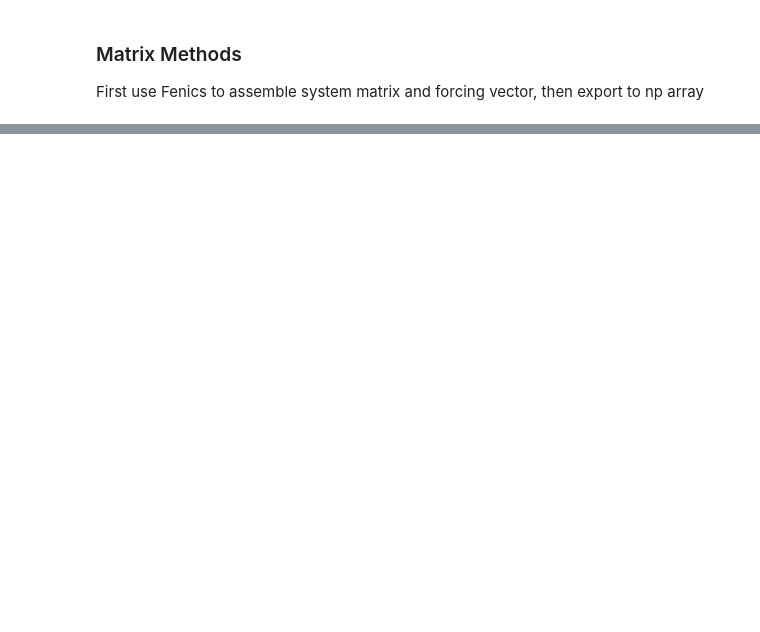
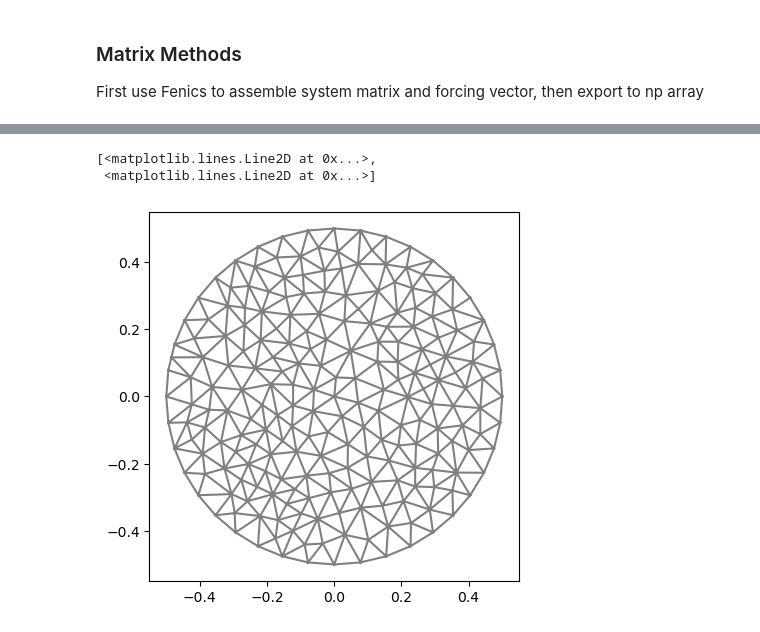
Before and after one commit to stephen-huan/10708-project, a Jupyter notebook: anthony.ipynb, the cells around one changed output, grey strips where cells are left out. Saved outputs shown, nothing was run; the diff lists cells and outputs as text; code cells hidden in the pictures; blank space fills up the shorter version.

```diff
--- a/anthony.ipynb
+++ b/anthony.ipynb
@@ -235,0 +246,6 @@ plt.imshow(u_np.reshape(n+1, n+1))
+# %%
+plot(mesh) # resolution 10 circle mesh
+# %% [output]
+[<matplotlib.lines.Line2D at 0x...>,
+ <matplotlib.lines.Line2D at 0x...>]
+[figure, added]
```
Also changed, not shown: parts of 19 cells of this notebook, 5 other files.
